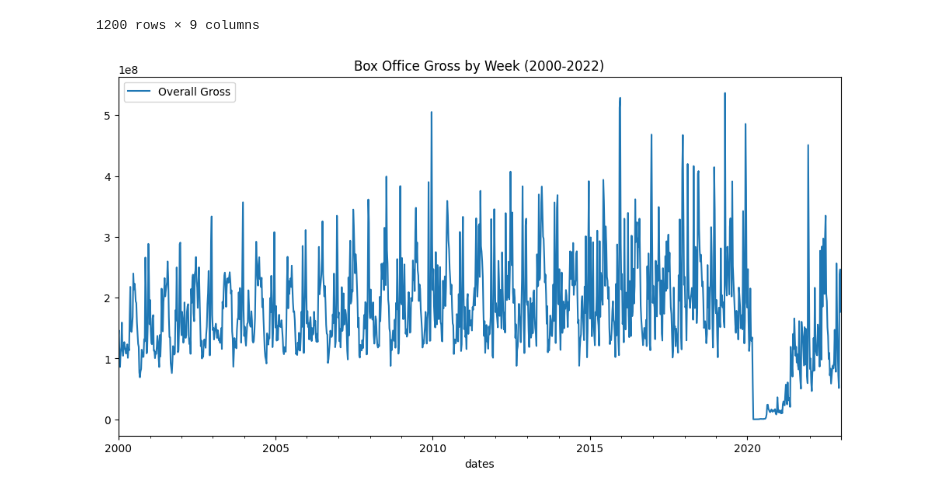
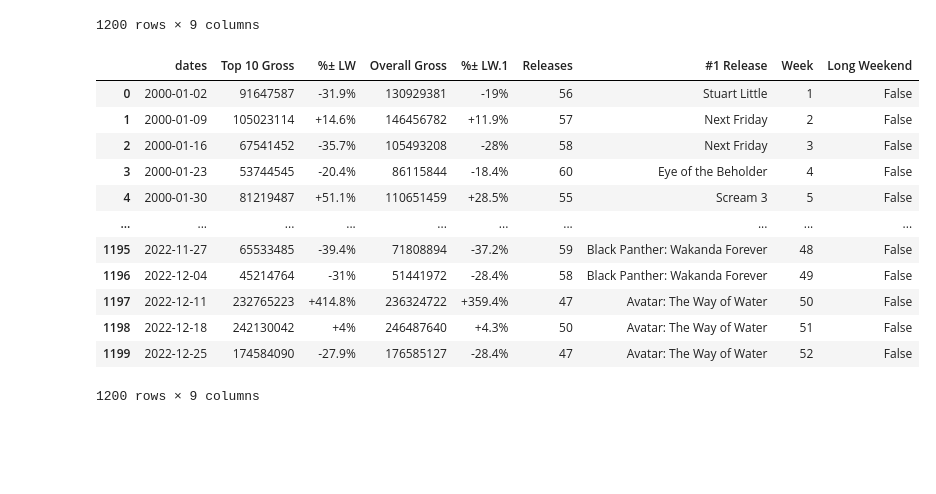
Before and after one commit to dhruvrs/timeseries2023, a Jupyter notebook: parse.ipynb, the cells around one changed output. Saved outputs shown, nothing was run; the diff lists cells and outputs as text; code cells hidden in the pictures; blank space fills up the shorter version.

```diff
--- a/parse.ipynb
+++ b/parse.ipynb
@@ -67,13 +67,24 @@ final_data
 | 1199 | $174,584,090 | -27.9% | $176,585,127 | -28.4% | 47 | Avatar: The Way of Water | 52 | False | 2022-12-25 |
 1200 rows × 9 columns
 # %%
+last_col = final_data.pop('dates')
+final_data.insert(0, 'dates', last_col)
 final_data['Overall Gross'] = final_data['Overall Gross'].astype(str).str.replace(',', '').str.replace('$', '')
-# final_data['Overall Gross'] = pd.to_numeric(final_data['Overall Gross'].str.replace('[^0-9]', '')) / 1000000
-
 final_data['Overall Gross'] = pd.to_numeric(final_data['Overall Gross'], errors='coerce')
-final_data.plot(x='dates', y='Overall Gross', figsize=(12, 6), title='Box Office Gross by Week (2000-2022)')
-
-# Save the final_data DataFrame to a CSV file
-final_data.to_csv('box_office_data.csv', index=False)
+final_data['Top 10 Gross'] = final_data['Top 10 Gross'].astype(str).str.replace(',', '').str.replace('$', '')
+final_data['Top 10 Gross'] = pd.to_numeric(final_data['Top 10 Gross'], errors='coerce')
+final_data
 # %% [output]
-[figure, removed]
+|  | dates | Top 10 Gross | %± LW | Overall Gross | %± LW.1 | Releases | #1 Release | Week | Long Weekend |
+| 0 | 2000-01-02 | 91647587 | -31.9% | 130929381 | -19% | 56 | Stuart Little | 1 | False |
+| 1 | 2000-01-09 | 105023114 | +14.6% | 146456782 | +11.9% | 57 | Next Friday | 2 | False |
+| 2 | 2000-01-16 | 67541452 | -35.7% | 105493208 | -28% | 58 | Next Friday | 3 | False |
+| 3 | 2000-01-23 | 53744545 | -20.4% | 86115844 | -18.4% | 60 | Eye of the Beholder | 4 | False |
+| 4 | 2000-01-30 | 81219487 | +51.1% | 110651459 | +28.5% | 55 | Scream 3 | 5 | False |
+| ... | ... | ... | ... | ... | ... | ... | ... | ... | ... |
+| 1195 | 2022-11-27 | 65533485 | -39.4% | 71808894 | -37.2% | 59 | Black Panther: Wakanda Forever | 48 | False |
+| 1196 | 2022-12-04 | 45214764 | -31% | 51441972 | -28.4% | 58 | Black Panther: Wakanda Forever | 49 | False |
+| 1197 | 2022-12-11 | 232765223 | +414.8% | 236324722 | +359.4% | 47 | Avatar: The Way of Water | 50 | False |
+| 1198 | 2022-12-18 | 242130042 | +4% | 246487640 | +4.3% | 50 | Avatar: The Way of Water | 51 | False |
+| 1199 | 2022-12-25 | 174584090 | -27.9% | 176585127 | -28.4% | 47 | Avatar: The Way of Water | 52 | False |
+1200 rows × 9 columns
```
Also changed, not shown: parts of 1 cell of this notebook.
